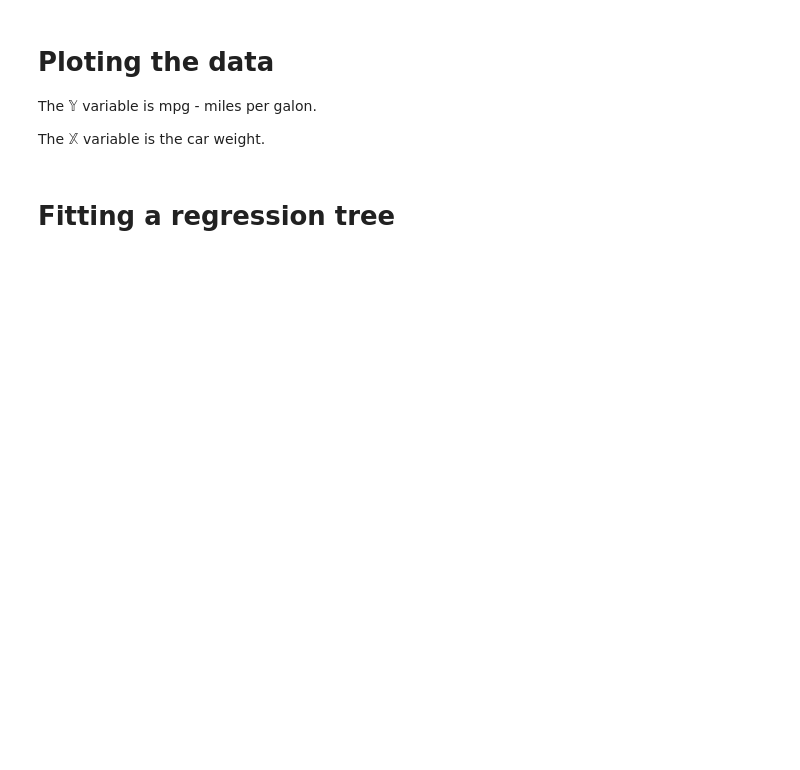
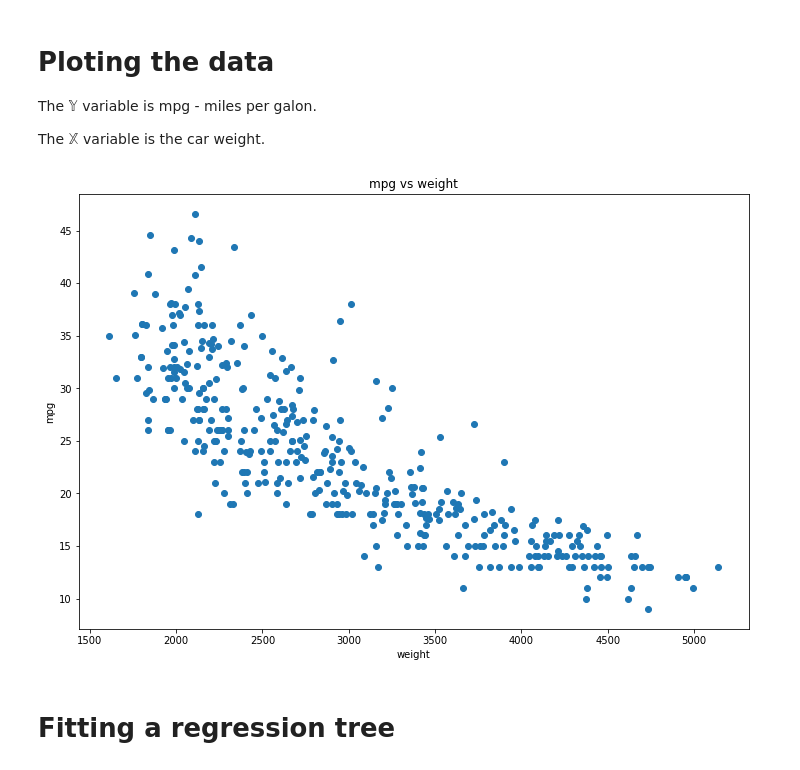
Before and after one commit to Eligijus112/gradient-boosting, a Jupyter notebook: regression/regression_tree_showcase.ipynb, the cells around one changed output. Drawn from its saved outputs; the diff is of its cells as text; code cells hidden in the pictures; blank space fills up the shorter version.

```diff
--- a/regression/regression_tree_showcase.ipynb
+++ b/regression/regression_tree_showcase.ipynb
@@ -24,13 +36,15 @@ The $\mathbb{X}$ variable is the car weight.
 # %%
 y = 'mpg'
 x = 'weight'
 
 plt.figure(figsize=(12, 8))
 plt.plot(d[x], d[y], 'o')
 plt.title('mpg vs weight')
-plt.xlabel('weight')
+plt.xlabel('weight')accelaration
 plt.ylabel('mpg')
 plt.show()
+# %% [output]
+[figure, added]
 # %% [markdown]
 # Fitting a regression tree
 # %%
```
Also changed, not shown: parts of 3 cells of this notebook.
